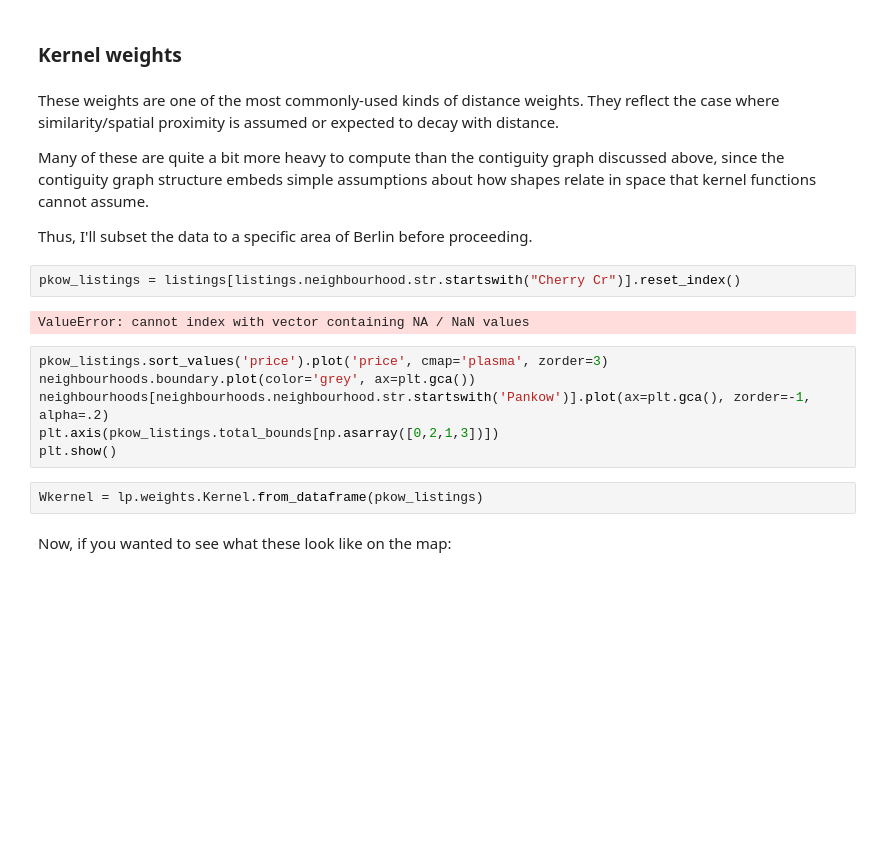
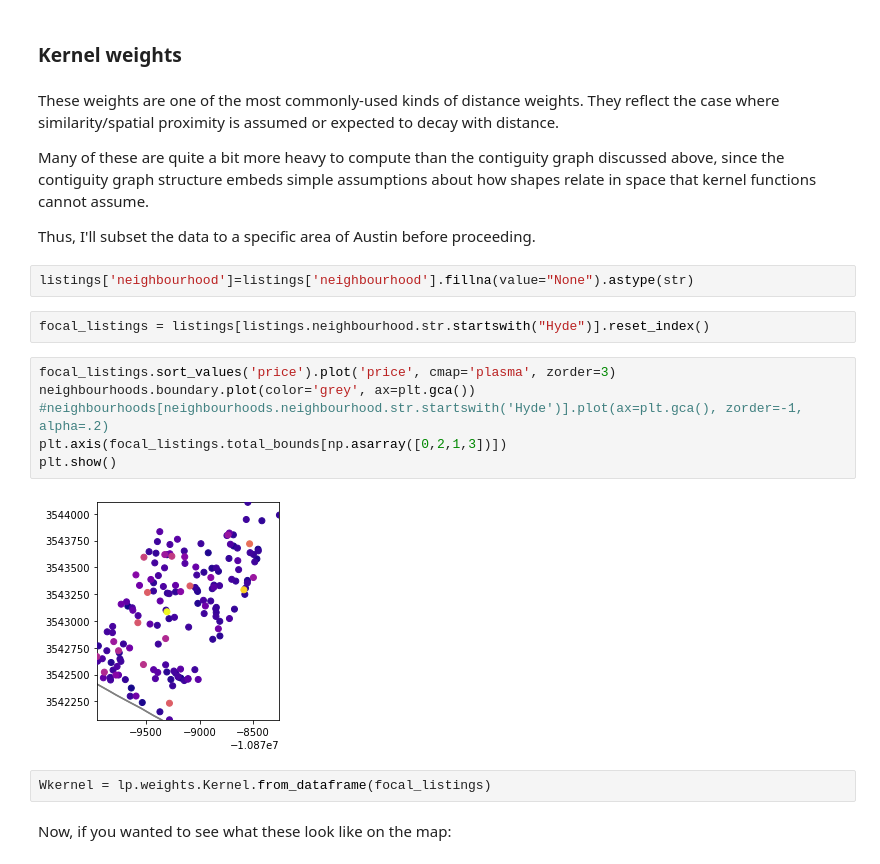
Before and after one commit to pysal/scipy2019-intermediate-gds, a Jupyter notebook: sds1-geography_as_feature-austin.ipynb, the cells around one changed output. Cells and saved outputs as stored; diff of their text form; blank space fills up the shorter version.

Commit message:
wip: conversion from berlin (needs editing)

```diff
--- a/sds1-geography_as_feature-austin.ipynb
+++ b/sds1-geography_as_feature-austin.ipynb
@@ -638,19 +634,21 @@ These weights are one of the most commonly-used kinds of distance weights. They
 
 Many of these are quite a bit more heavy to compute than the contiguity graph discussed above, since the contiguity graph structure embeds simple assumptions about how shapes relate in space that kernel functions cannot assume.
 
-Thus, I'll subset the data to a specific area of Berlin before proceeding.
+Thus, I'll subset the data to a specific area of Austin before proceeding.
+# %%
+listings['neighbourhood']=listings['neighbourhood'].fillna(value="None").astype(str)
 # %%
-pkow_listings = listings[listings.neighbourhood.str.startswith("Cherry Cr")].reset_index()
+focal_listings = listings[listings.neighbourhood.str.startswith("Hyde")].reset_index()
-# %% [output]
-ValueError: cannot index with vector containing NA / NaN values
 # %%
-pkow_listings.sort_values('price').plot('price', cmap='plasma', zorder=3)
+focal_listings.sort_values('price').plot('price', cmap='plasma', zorder=3)
 neighbourhoods.boundary.plot(color='grey', ax=plt.gca())
-neighbourhoods[neighbourhoods.neighbourhood.str.startswith('Pankow')].plot(ax=plt.gca(), zorder=-1, alpha=.2)
-plt.axis(pkow_listings.total_bounds[np.asarray([0,2,1,3])])
+#neighbourhoods[neighbourhoods.neighbourhood.str.startswith('Hyde')].plot(ax=plt.gca(), zorder=-1, alpha=.2)
+plt.axis(focal_listings.total_bounds[np.asarray([0,2,1,3])])
 plt.show()
+# %% [output]
+[figure, added]
 # %%
-Wkernel = lp.weights.Kernel.from_dataframe(pkow_listings)
+Wkernel = lp.weights.Kernel.from_dataframe(focal_listings)
 # %% [markdown]
 Now, if you wanted to see what these look like on the map:
 # %%
```
Also changed, not shown: parts of 29 cells of this notebook.
